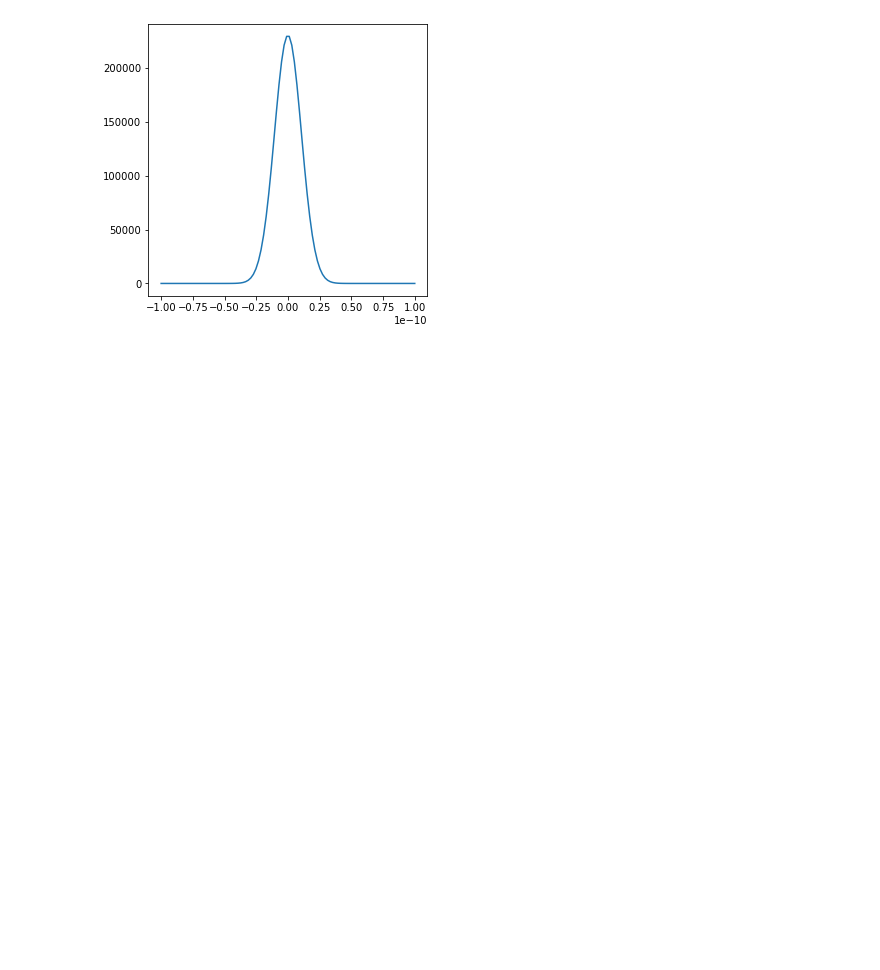
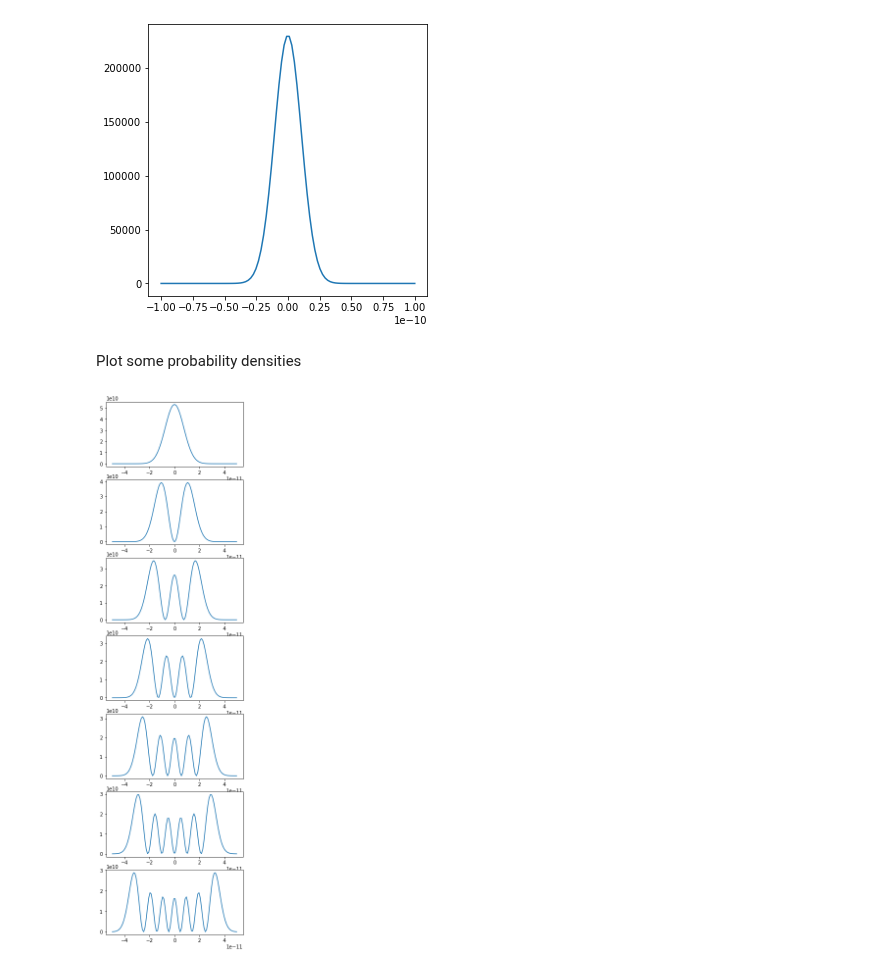
Before and after one commit to akey7/basic-quantum-models, a Jupyter notebook: notebooks/harmonic-oscillator.ipynb, the cells around one changed output. Saved outputs shown, nothing was run; the diff lists cells and outputs as text; code cells hidden in the pictures; blank space fills up the shorter version.

```diff
--- a/notebooks/harmonic-oscillator.ipynb
+++ b/notebooks/harmonic-oscillator.ipynb
@@ -126,6 +126,37 @@ class QuantumHarmonicOscillator:
         gaussian = exp((-gamma ** 2) / 2)
         hermite = self.hermite(nu, gamma)
         return normalization * hermite * gaussian
+
+    def prob_density(self, nu, x_min, x_max, points=100):
+        """
+        Returns the probability density between x_min and x_max for a given
+        number of points at energy level nu.
+
+        Parameters
+        ----------
+        nu: int
+            Quantum number of the system.
+
+        x_min: float
+            Minimum of length being calculated. Probably negative. Units are
+            meters.
+
+        x_max: float
+            Maximum of length being calculated. Probably positive. Units are
+            meters.
+
+        points: int
+            The number of points to compute the probability density for
+
+        Returns
+        -------
+        np.array, list
+            The first array is the list of x coordinates. The list are the
+            corresponding values of the probability density.
+        """
+        xs = np.linspace(x_min, x_max, points)
+        ys = [self.wavefunction(nu, x) ** 2 for x in xs]
+        return xs, ys
 # %% [markdown]
 Plot some wavefunctions given the 1H35Cl molecule properties.
 # %%
@@ -139,3 +170,16 @@ ax.plot(xs, ys)
 # %% [output]
 [<matplotlib.lines.Line2D at 0x...>]
 [figure]
+# %% [markdown]
+Plot some probability densities
+# %%
+k = 516.3
+mass = 1.7e-27
+qho = QuantumHarmonicOscillator(k=k, mass=mass)
+nus = range(7)
+fig, ax = plt.subplots(nrows=len(nus), ncols=1, figsize=(5, 20))
+for idx, nu in enumerate(nus):
+    xs, ys = qho.prob_density(nu, -0.5e-10, 0.5e-10)
+    ax[idx].plot(xs, ys)
+# %% [output]
+[figure, added]
```
